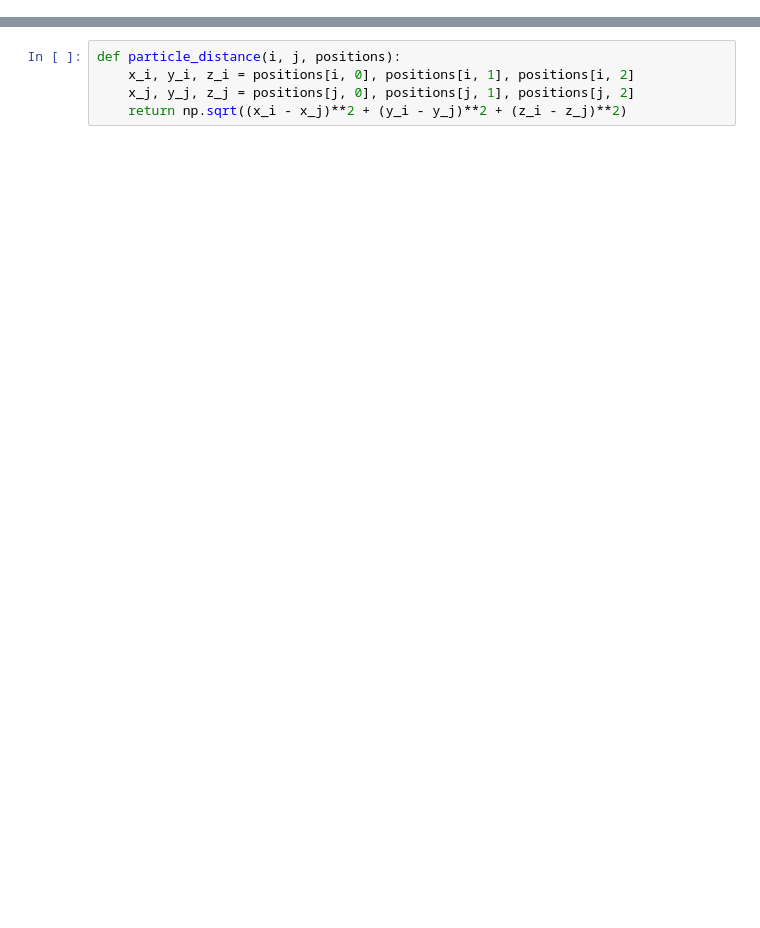
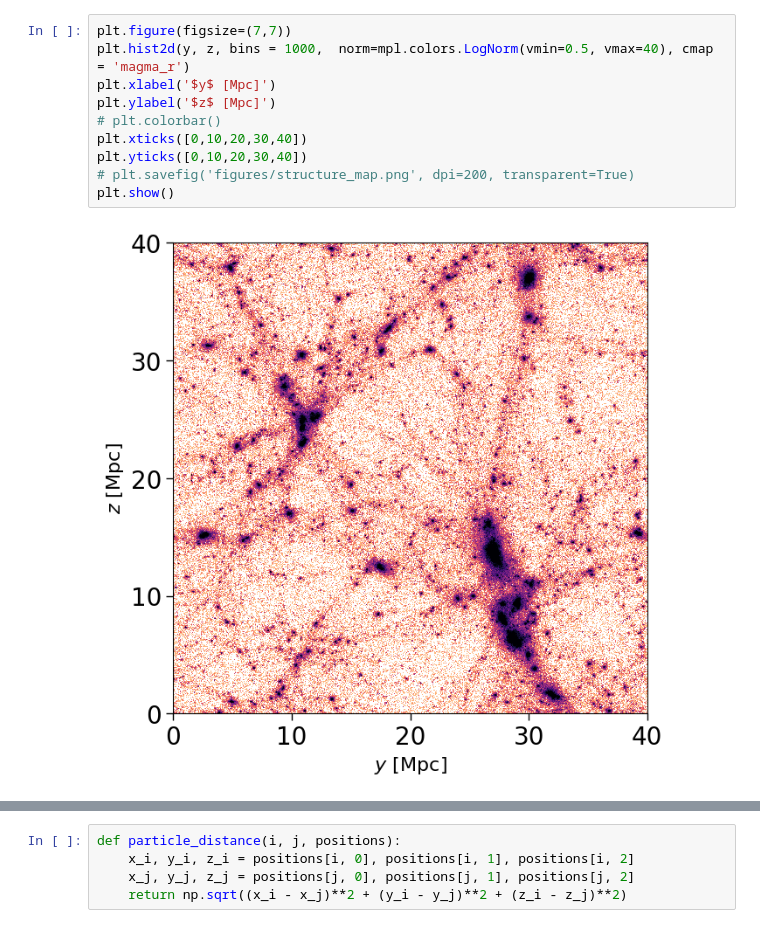
Before and after one commit to malinadesai/astroII_numproj, a Jupyter notebook: fof.ipynb, the cells around one changed output, grey strips where cells are left out. Cells and saved outputs as stored; diff of their text form; blank space fills up the shorter version.

```diff
--- a/fof.ipynb
+++ b/fof.ipynb
@@ -47,0 +79,12 @@ plt.show()
+# %%
+plt.figure(figsize=(7,7))
+plt.hist2d(y, z, bins = 1000,  norm=mpl.colors.LogNorm(vmin=0.5, vmax=40), cmap = 'magma_r')
+plt.xlabel('$y$ [Mpc]')
+plt.ylabel('$z$ [Mpc]')
+# plt.colorbar()
+plt.xticks([0,10,20,30,40])
+plt.yticks([0,10,20,30,40])
+# plt.savefig('figures/structure_map.png', dpi=200, transparent=True)
+plt.show()
+# %% [output]
+[figure, added]
```
Also changed, not shown: parts of 13 cells of this notebook, 5 other files.
